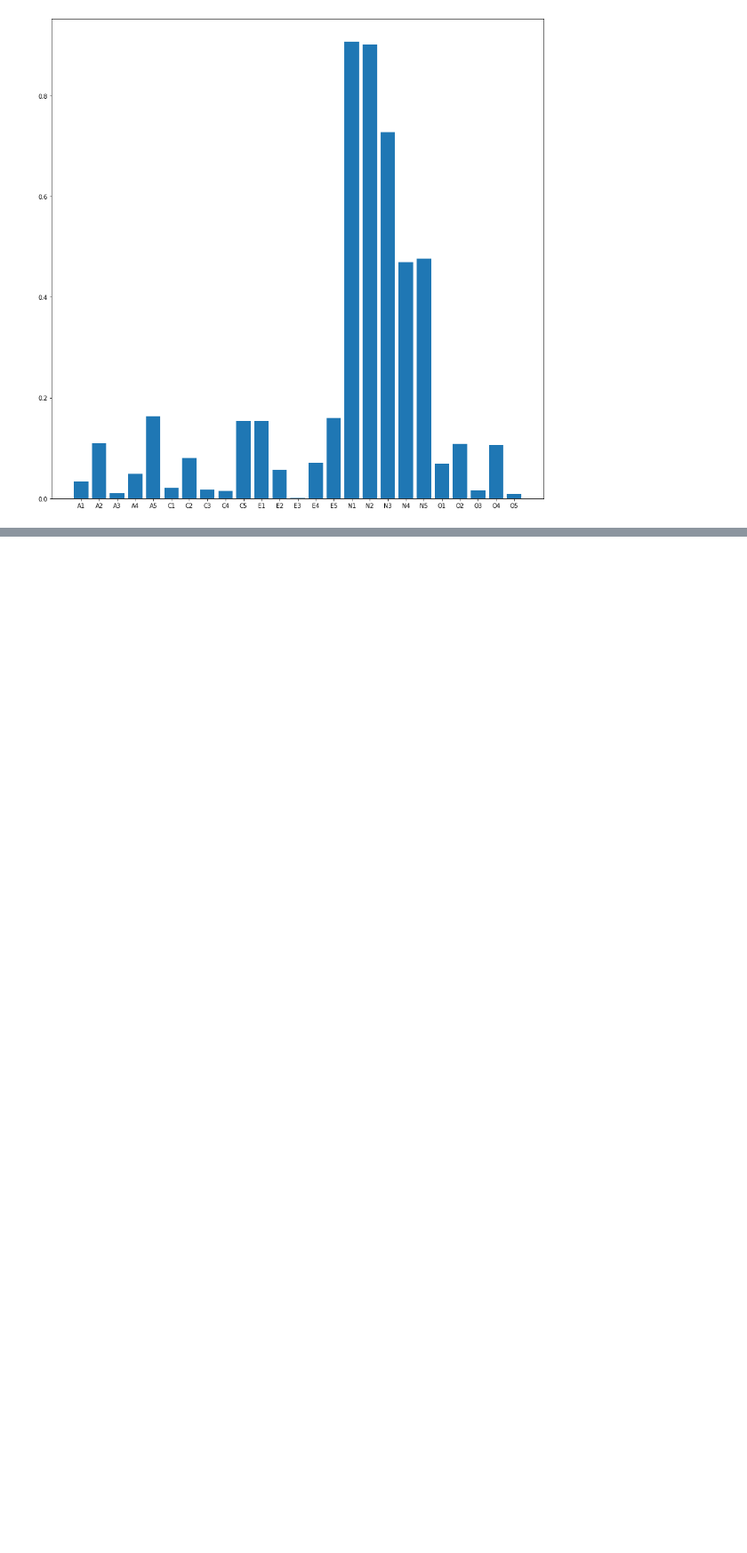
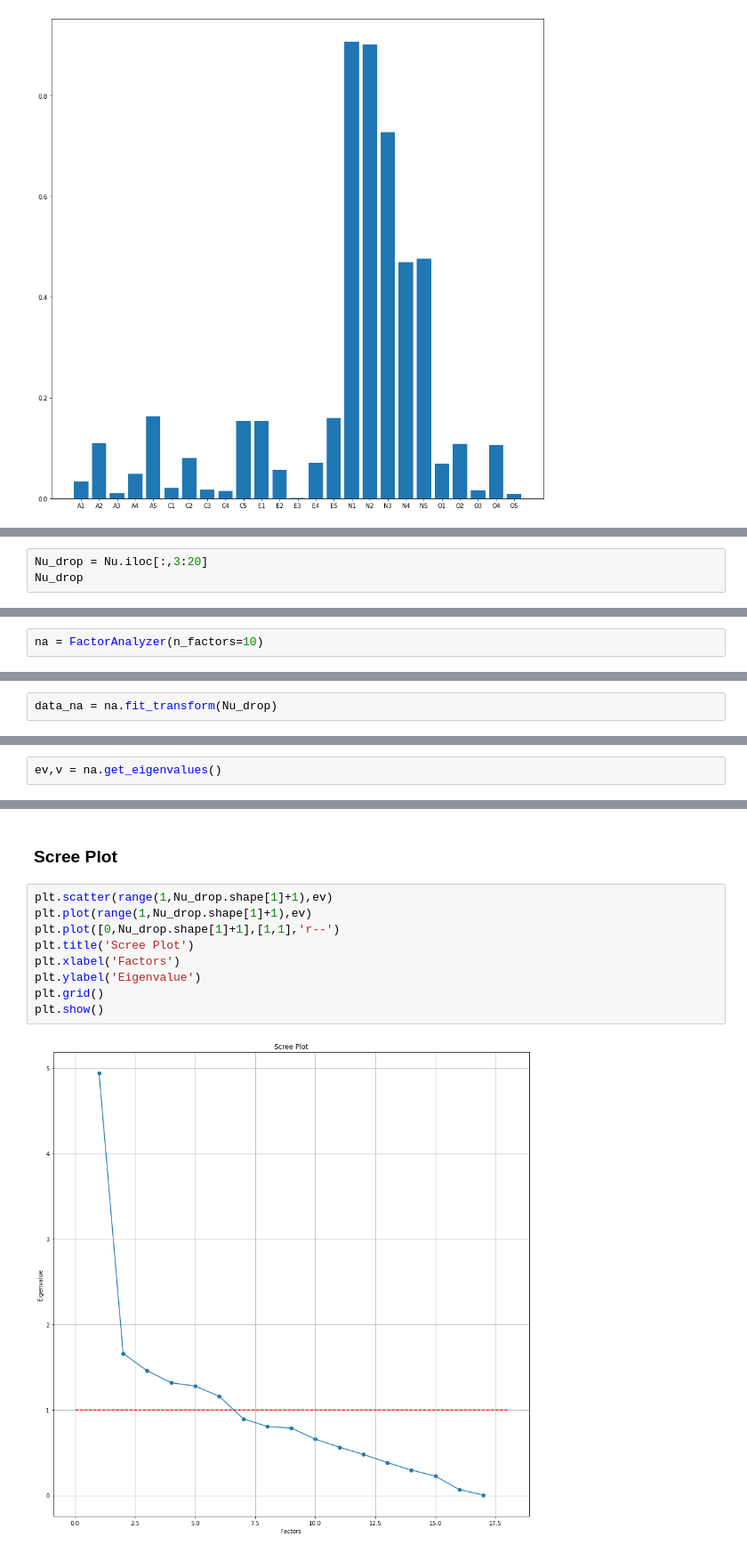
Before and after one commit to Umaporn19/multivariate, a Jupyter notebook: Chapter_5_Factor_Analysis.ipynb, the cells around one changed output, grey strips where cells are left out. Shown: that part at 89% size. Drawn from its saved outputs; the diff is of its cells as text; blank space fills up the shorter version.

```diff
--- a/Chapter_5_Factor_Analysis.ipynb
+++ b/Chapter_5_Factor_Analysis.ipynb
@@ -223,0 +232,3 @@ plt.bar(range(25),np.absolute(fa2.loadings_[:,0]),tick_label=BFI_data_dropped.co
+# %%
+Nu_drop = Nu.iloc[:,3:20]
+Nu_drop
@@ -223,0 +289,2 @@ plt.bar(range(25),np.absolute(fa2.loadings_[:,0]),tick_label=BFI_data_dropped.co
+# %%
+na = FactorAnalyzer(n_factors=10)
@@ -223,0 +293,2 @@ plt.bar(range(25),np.absolute(fa2.loadings_[:,0]),tick_label=BFI_data_dropped.co
+# %%
+data_na = na.fit_transform(Nu_drop)
@@ -223,0 +301,2 @@ plt.bar(range(25),np.absolute(fa2.loadings_[:,0]),tick_label=BFI_data_dropped.co
+# %%
+ev,v = na.get_eigenvalues()
@@ -223,0 +312,13 @@ plt.bar(range(25),np.absolute(fa2.loadings_[:,0]),tick_label=BFI_data_dropped.co
+# %% [markdown]
+### Scree Plot
+# %%
+plt.scatter(range(1,Nu_drop.shape[1]+1),ev)
+plt.plot(range(1,Nu_drop.shape[1]+1),ev)
+plt.plot([0,Nu_drop.shape[1]+1],[1,1],'r--')
+plt.title('Scree Plot')
+plt.xlabel('Factors')
+plt.ylabel('Eigenvalue')
+plt.grid()
+plt.show()
+# %% [output]
+[figure, added]
```
Also changed, not shown: parts of 41 cells of this notebook.
